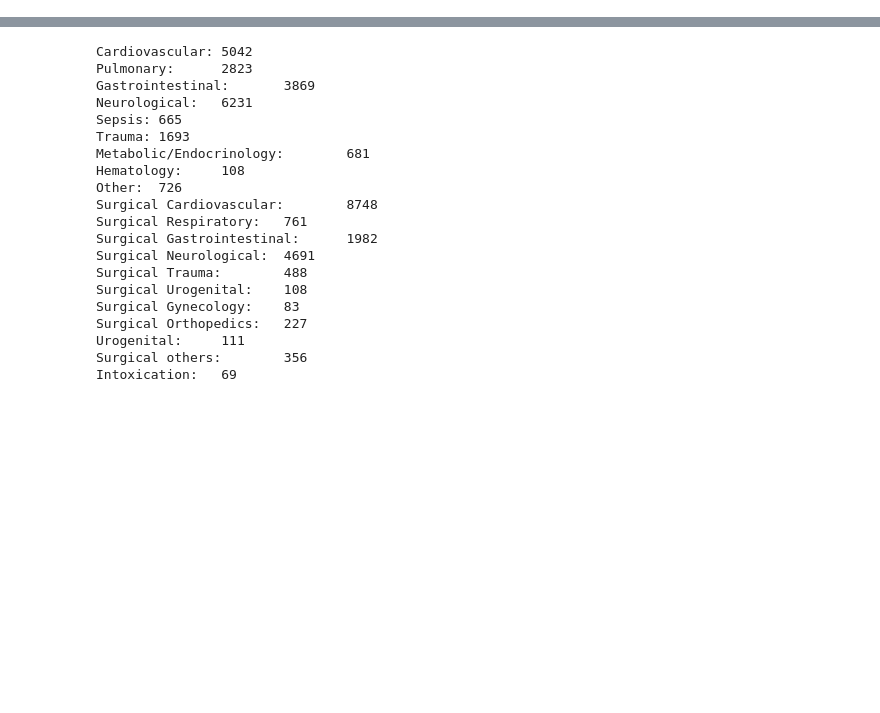
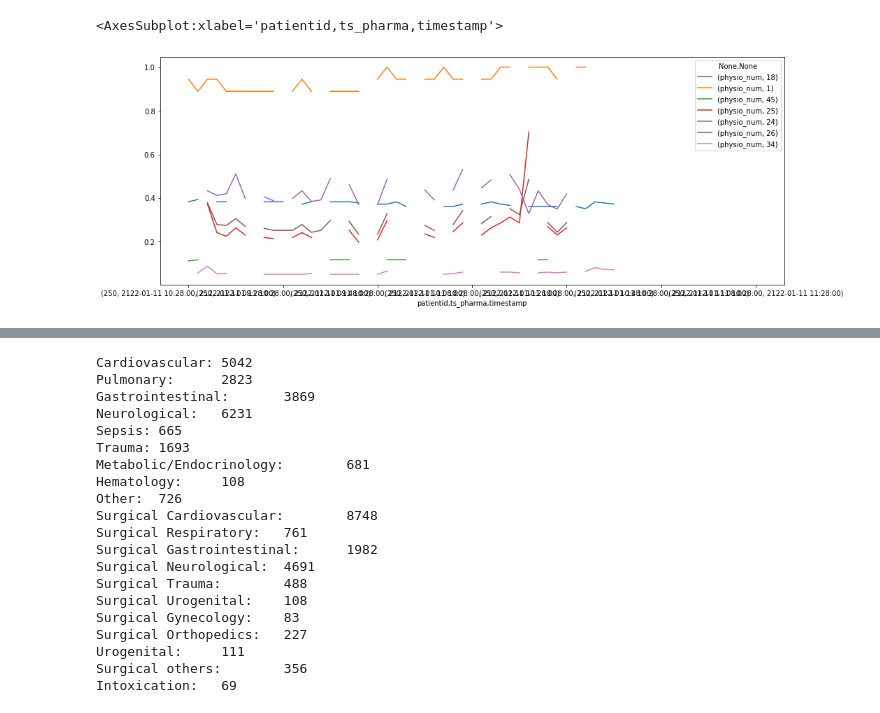
Before and after one commit to KaiWU17TUM/AnomalyDetectionWithPatientStateSpace, a Jupyter notebook: notebooks/check-processed-data.ipynb, the cells around one changed output, grey strips where cells are left out. Saved outputs shown, nothing was run; the diff lists cells and outputs as text; code cells hidden in the pictures; blank space fills up the shorter version.

```diff
--- a/notebooks/check-processed-data.ipynb
+++ b/notebooks/check-processed-data.ipynb
@@ -22,0 +319,8 @@ stat_physio = pickle.load(open('../processed/stat_physio.p', 'rb'))
+# %%
+num_entries = df_107.shape[0]
+missing_data= df_107_physio.fillna(0).astype(bool).sum().sort_values(ascending=False).droplevel(0)
+
+for i in range(len(missing_data)):
+    uid = int(missing_data.index[i])
+    vname = selected_physio.loc[selected_physio['uid']==uid, 'variablename'].iloc[0]
+    print(f'{vname:>80} - {uid:>3}: {missing_data.iloc[i] / num_entries}')
@@ -22,0 +345,10 @@ stat_physio = pickle.load(open('../processed/stat_physio.p', 'rb'))
+# %%
+uid_selected = []
+uid_selected += missing_data_per_patient[missing_data_per_patient/num_patient > 0.1].index.tolist() \
+             + missing_data[missing_data/num_entries > 0.01].index.tolist() \
+
+uid_selected = list(set(uid_selected))
+uid_selected = sorted(uid_selected, key=lambda x: missing_data_per_patient.loc[x], reverse=True)
+for uid in uid_selected:
+    vname = selected_physio.loc[selected_physio['uid']==int(uid), 'variablename'].iloc[0]
+    print(f'{uid:>3} - {vname:>60} - {missing_data_per_patient.loc[uid] / num_patient:.2f} - {missing_data.loc[uid] / num_entries:.4f}')
@@ -22,0 +461,5 @@ stat_physio = pickle.load(open('../processed/stat_physio.p', 'rb'))
+# %%
+uid = uid_selected[:7]
+pid, ts_pharma = df_107_physio.index.droplevel(2).unique()[50]
+data = df_107_physio.loc[(pid, ts_pharma, slice(None)), ('physio_num', uid)]
+(~pd.isnull(data)).sum()/61
@@ -22,0 +475,5 @@ stat_physio = pickle.load(open('../processed/stat_physio.p', 'rb'))
+# %%
+data.plot(figsize=(16,6))
+# %% [output]
+<AxesSubplot:xlabel='patientid,ts_pharma,timestamp'>
+[figure, added]
```
Also changed, not shown: parts of 40 cells of this notebook, 4 other files.
